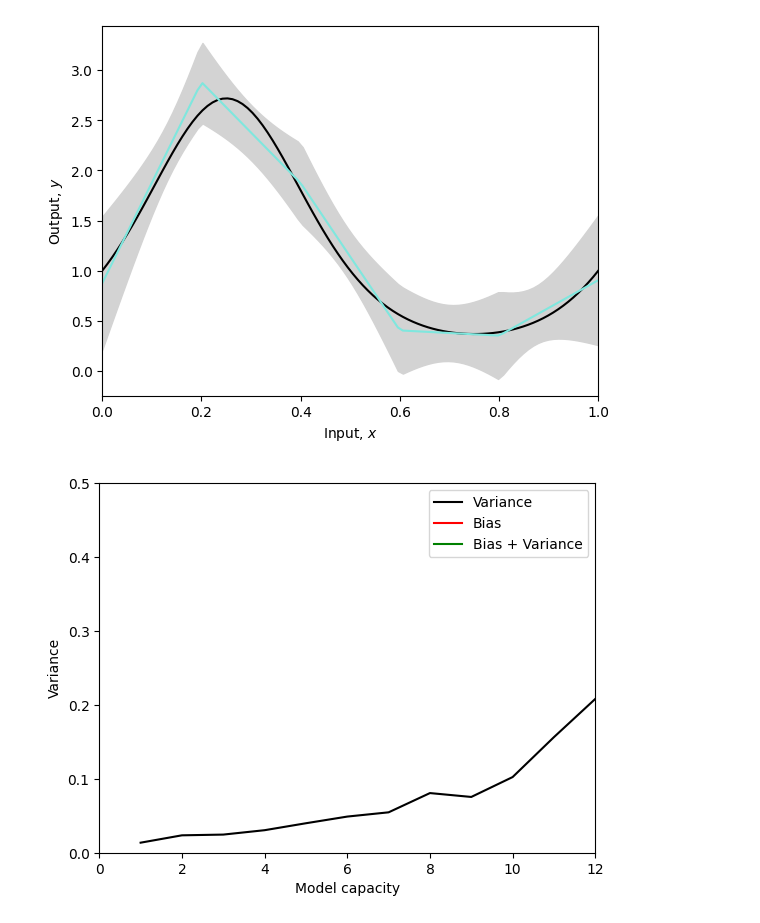
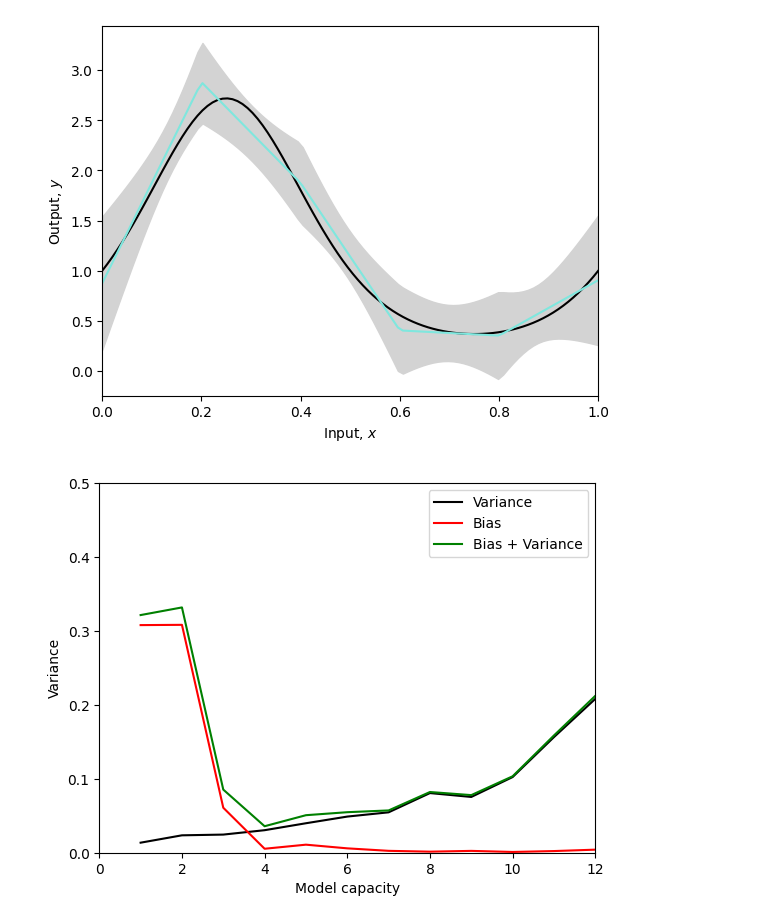
Before and after one commit to dfadames/Understanding-Deep-Learning-code-solution, a Jupyter notebook: 8_2_Bias_Variance_Trade_Off.ipynb, the cells around one changed output. Saved outputs shown, nothing was run; the diff lists cells and outputs as text; code cells hidden in the pictures.

```diff
--- a/8_2_Bias_Variance_Trade_Off.ipynb
+++ b/8_2_Bias_Variance_Trade_Off.ipynb
@@ -172,33 +172,33 @@ variance = np.zeros((len(hidden_variables),1)) ;
 
 n_datasets = 100
 n_data = 15
 sigma_func = 0.3
 n_hidden = 5
 
 # Set random seed so that we get the same result every time
 np.random.seed(1)
 
 for c_hidden in range(len(hidden_variables)):
   # Get mean and variance of fitted model
   mean_model, std_model = get_model_mean_variance(n_data, n_datasets, hidden_variables[c_hidden], sigma_func) ;
   # TODO -- Estimate bias and variance
   # Replace these lines
 
   # Compute variance -- average of the model variance (average squared deviation of fitted models around mean fitted model)
-  variance[c_hidden] = np.mean(std_model**2)
+  variance[c_hidden] = np.mean(std_model ** 2)
   # Compute bias (average squared deviation of mean fitted model around true function)
-  bias[c_hidden] = np.mean((mean_model - std_model)**2)
+  bias[c_hidden] = np.mean((mean_model - y_func) ** 2)
 
 # Plot the results
 fig,ax = plt.subplots()
 ax.plot(hidden_variables, variance, 'k-')
 ax.plot(hidden_variables, bias, 'r-')
 ax.plot(hidden_variables, variance+bias, 'g-')
 ax.set_xlim(0,12)
 ax.set_ylim(0,0.5)
 ax.set_xlabel("Model capacity")
 ax.set_ylabel("Variance")
 ax.legend(['Variance', 'Bias', 'Bias + Variance'])
 plt.show()
 # %% [output]
-[figure, old version]
+[figure, new version]
```
